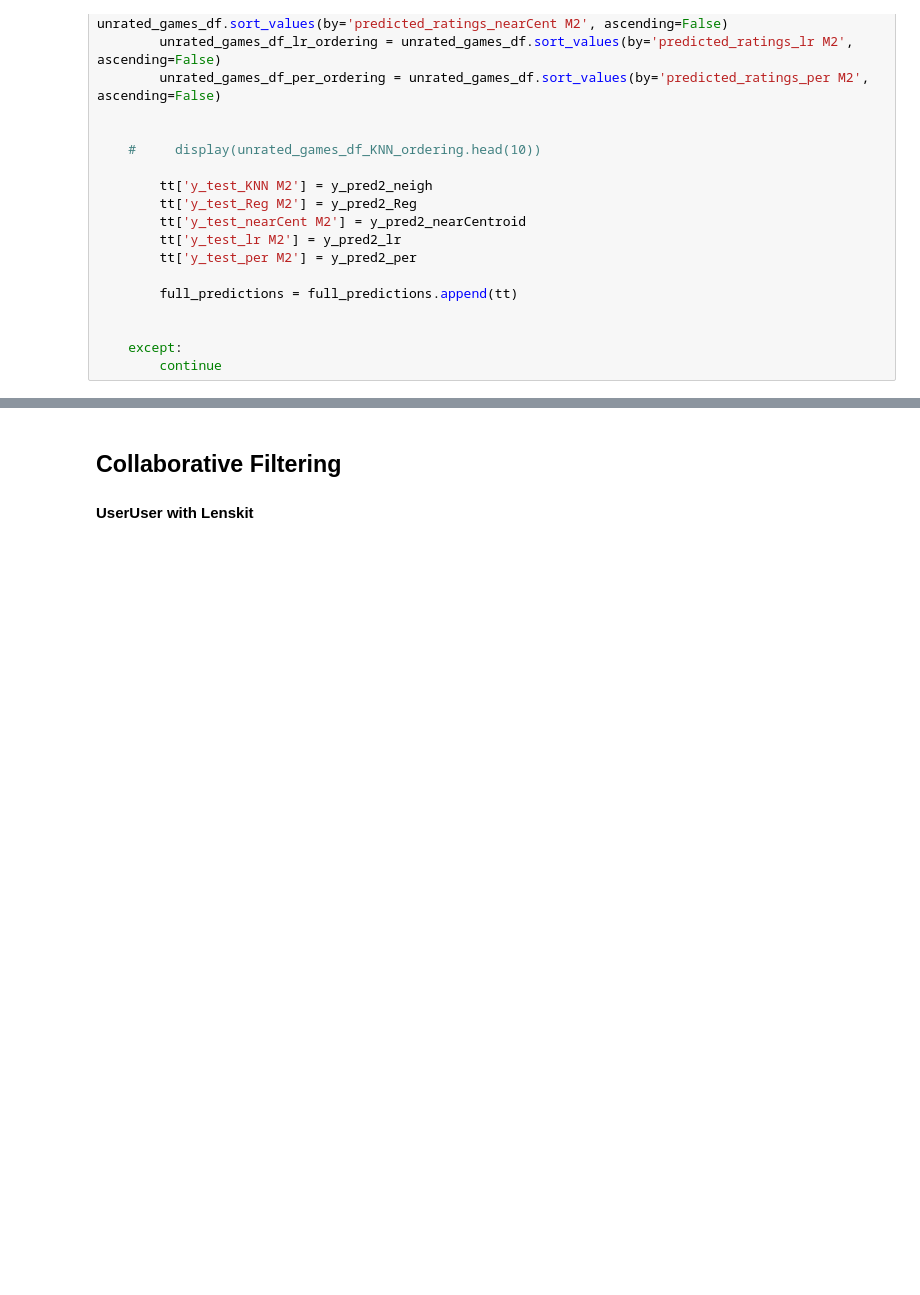
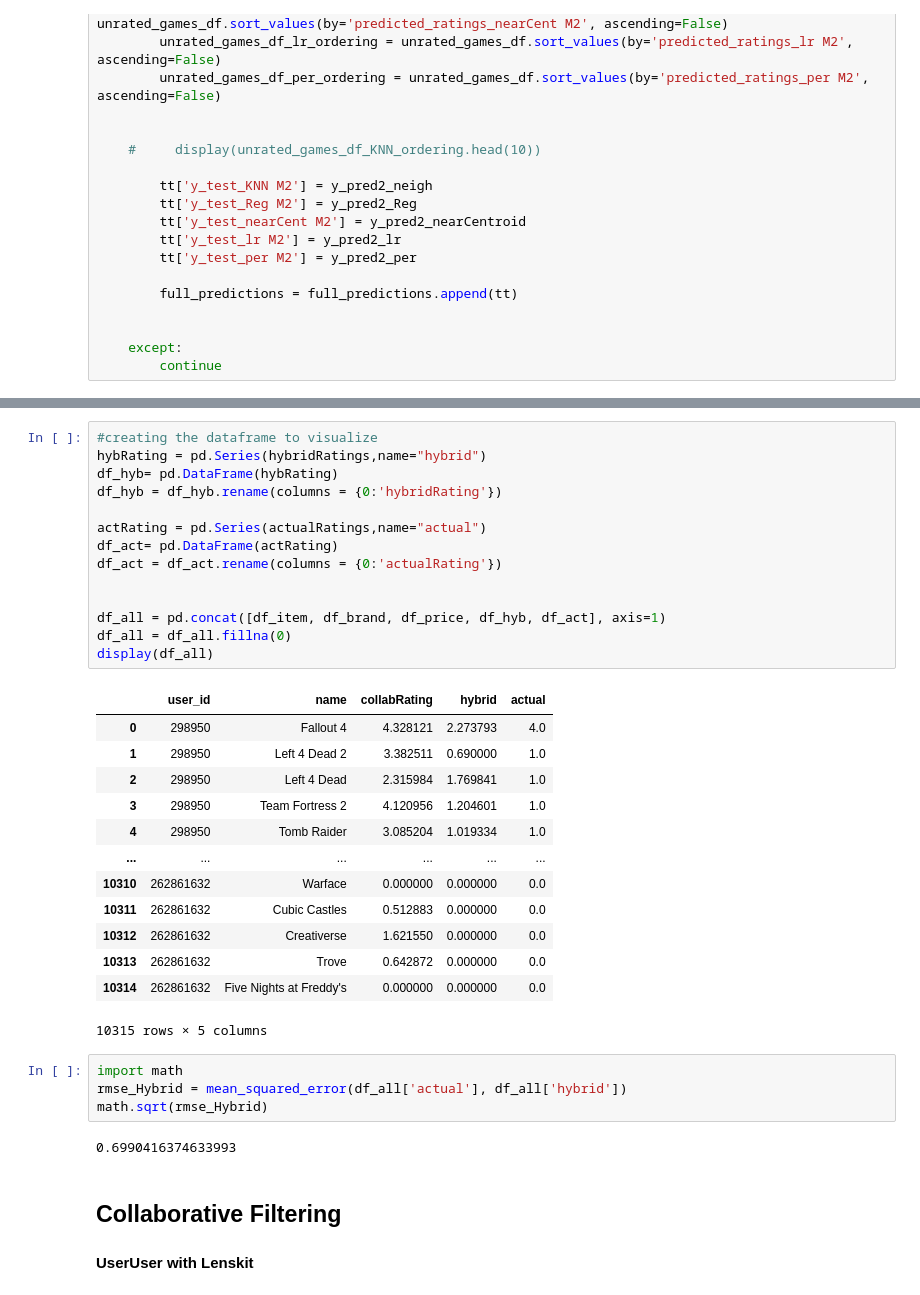
Before and after one commit to ymavruk/The-Recommended-Group-2021, a Jupyter notebook: Methods/Model1.ipynb, the cells around one changed output, grey strips where cells are left out. Saved outputs shown, nothing was run; the diff lists cells and outputs as text; blank space fills up the shorter version.

```diff
--- a/Methods/Model1.ipynb
+++ b/Methods/Model1.ipynb
@@ -280,3 +352,37 @@ RMSE for per M2: 9.6
+# %%
+#creating the dataframe to visualize
+hybRating = pd.Series(hybridRatings,name="hybrid")
+df_hyb= pd.DataFrame(hybRating)
+df_hyb = df_hyb.rename(columns = {0:'hybridRating'})
+
+actRating = pd.Series(actualRatings,name="actual")
+df_act= pd.DataFrame(actRating)
+df_act = df_act.rename(columns = {0:'actualRating'})
+
+
+df_all = pd.concat([df_item, df_brand, df_price, df_hyb, df_act], axis=1)
+df_all = df_all.fillna(0)
+display(df_all)
+# %% [output]
+|  | user_id | name | collabRating | hybrid | actual |
+| 0 | 298950 | Fallout 4 | 4.328121 | 2.273793 | 4.0 |
+| 1 | 298950 | Left 4 Dead 2 | 3.382511 | 0.690000 | 1.0 |
+| 2 | 298950 | Left 4 Dead | 2.315984 | 1.769841 | 1.0 |
+| 3 | 298950 | Team Fortress 2 | 4.120956 | 1.204601 | 1.0 |
+| 4 | 298950 | Tomb Raider | 3.085204 | 1.019334 | 1.0 |
+| ... | ... | ... | ... | ... | ... |
+| 10310 | 262861632 | Warface | 0.000000 | 0.000000 | 0.0 |
+| 10311 | 262861632 | Cubic Castles | 0.512883 | 0.000000 | 0.0 |
+| 10312 | 262861632 | Creativerse | 1.621550 | 0.000000 | 0.0 |
+| 10313 | 262861632 | Trove | 0.642872 | 0.000000 | 0.0 |
+| 10314 | 262861632 | Five Nights at Freddy's | 0.000000 | 0.000000 | 0.0 |
+10315 rows × 5 columns
+# %%
+import math
+rmse_Hybrid = mean_squared_error(df_all['actual'], df_all['hybrid'])
+math.sqrt(rmse_Hybrid)
+# %% [output]
+0.6990416374633993
 # %% [markdown]
 ## Collaborative Filtering
 #### UserUser with Lenskit
```
Also changed, not shown: parts of 15 cells of this notebook.
